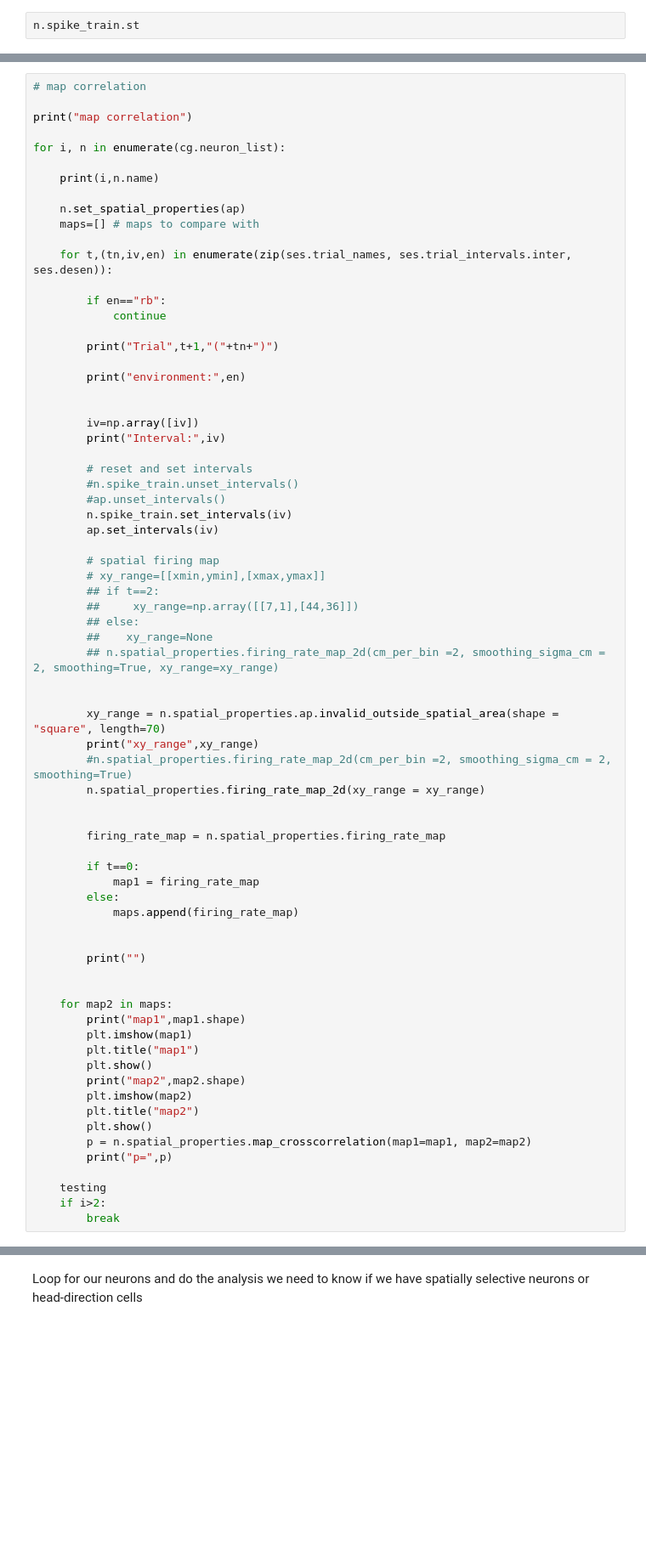
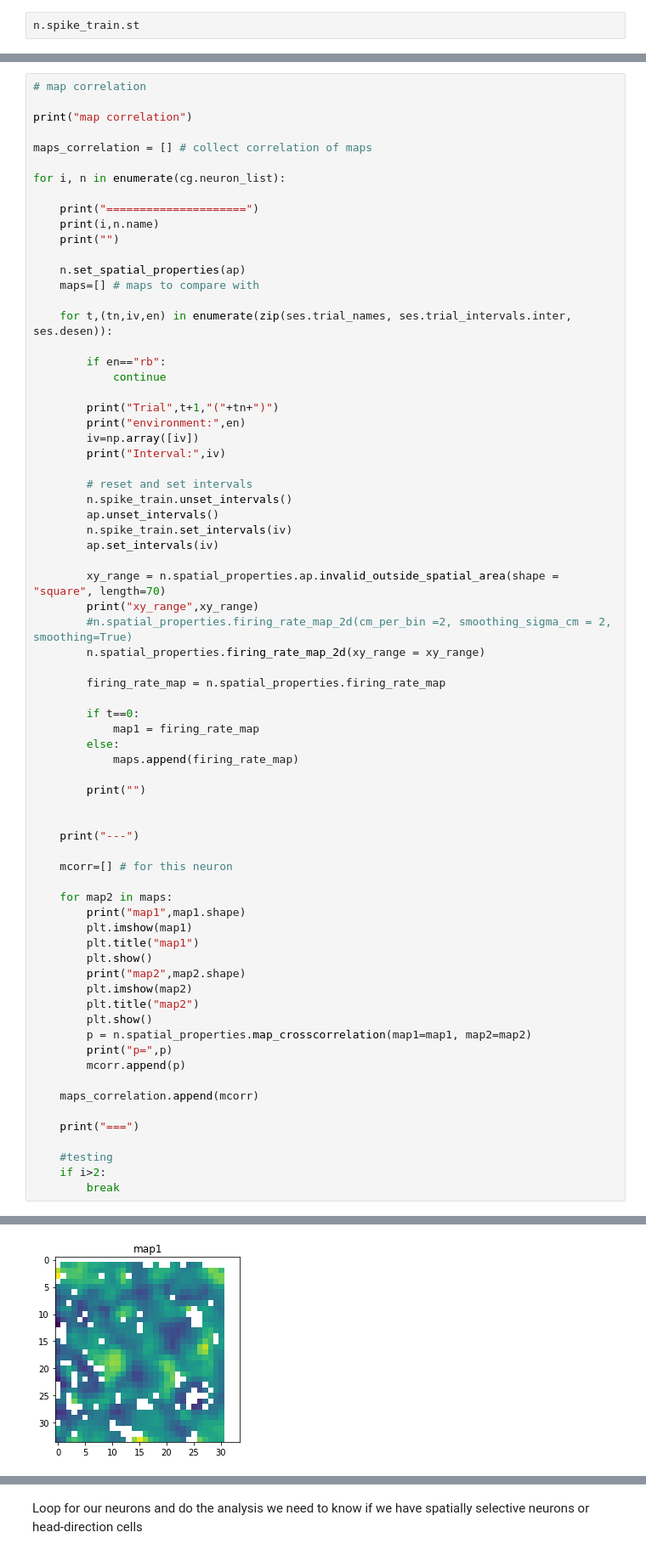
Before and after one commit to kevin-allen/spikeA, a Jupyter notebook: docs_notebooks/cell_overview_one_trial_polarplot-waveform.ipynb, the cells around one changed output, grey strips where cells are left out. Shown at 85% size. Cells and saved outputs as stored; diff of their text form; blank space fills up the shorter version.

```diff
--- a/docs_notebooks/cell_overview_one_trial_polarplot-waveform.ipynb
+++ b/docs_notebooks/cell_overview_one_trial_polarplot-waveform.ipynb
@@ -550,9 +708,13 @@ plt.show()
 
 print("map correlation")
 
+maps_correlation = [] # collect correlation of maps
+
 for i, n in enumerate(cg.neuron_list):
 
+    print("=====================")
     print(i,n.name)
+    print("")
 
     n.set_spatial_properties(ap)
     maps=[] # maps to compare with
@@ -563,33 +725,20 @@ for i, n in enumerate(cg.neuron_list):
             continue
 
         print("Trial",t+1,"("+tn+")")
-
         print("environment:",en)
-
-
         iv=np.array([iv])
         print("Interval:",iv)
 
         # reset and set intervals
-        #n.spike_train.unset_intervals()
-        #ap.unset_intervals()
+        n.spike_train.unset_intervals()
+        ap.unset_intervals()
         n.spike_train.set_intervals(iv)
         ap.set_intervals(iv)
-
-        # spatial firing map
-        # xy_range=[[xmin,ymin],[xmax,ymax]]
-        ## if t==2:
-        ##     xy_range=np.array([[7,1],[44,36]])
-        ## else:
-        ##    xy_range=None
-        ## n.spatial_properties.firing_rate_map_2d(cm_per_bin =2, smoothing_sigma_cm = 2, smoothing=True, xy_range=xy_range)
-
 
         xy_range = n.spatial_properties.ap.invalid_outside_spatial_area(shape = "square", length=70)
         print("xy_range",xy_range)
         #n.spatial_properties.firing_rate_map_2d(cm_per_bin =2, smoothing_sigma_cm = 2, smoothing=True)
         n.spatial_properties.firing_rate_map_2d(xy_range = xy_range)
-
 
         firing_rate_map = n.spatial_properties.firing_rate_map
 
@@ -598,9 +747,12 @@ for i, n in enumerate(cg.neuron_list):
         else:
             maps.append(firing_rate_map)
 
-
         print("")
 
+
+    print("---")
+
+    mcorr=[] # for this neuron
 
     for map2 in maps:
         print("map1",map1.shape)
@@ -613,7 +765,13 @@ for i, n in enumerate(cg.neuron_list):
         plt.show()
         p = n.spatial_properties.map_crosscorrelation(map1=map1, map2=map2)
         print("p=",p)
+        mcorr.append(p)
 
-    testing
+    maps_correlation.append(mcorr)
+
+    print("===")
+
+    #testing
     if i>2:
         break
+# %% [output]
@@ -619,0 +795 @@ for i, n in enumerate(cg.neuron_list):
+[figure, added]
```
Also changed, not shown: parts of 43 cells of this notebook, 2 other files.
